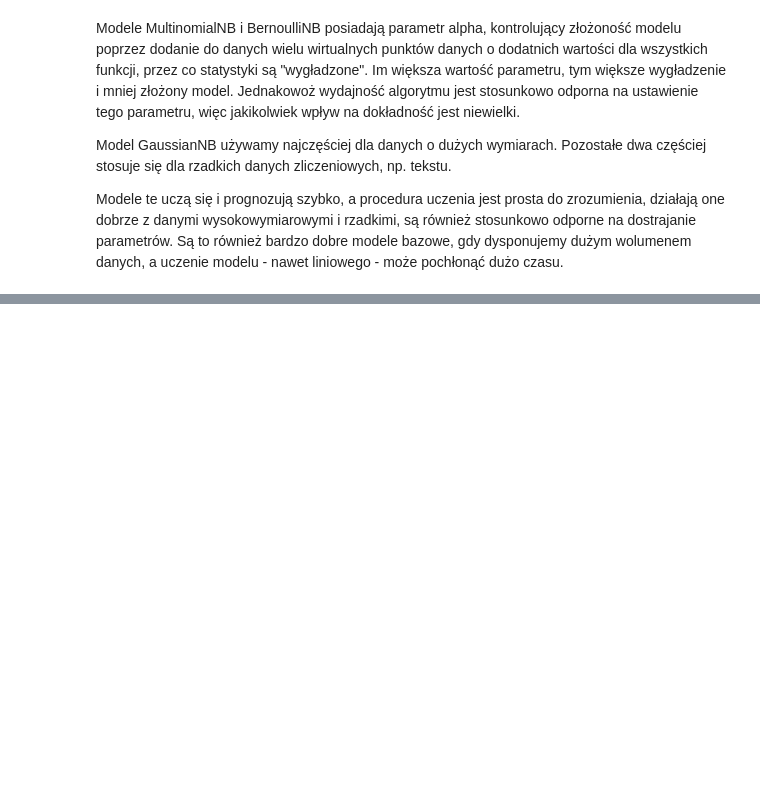
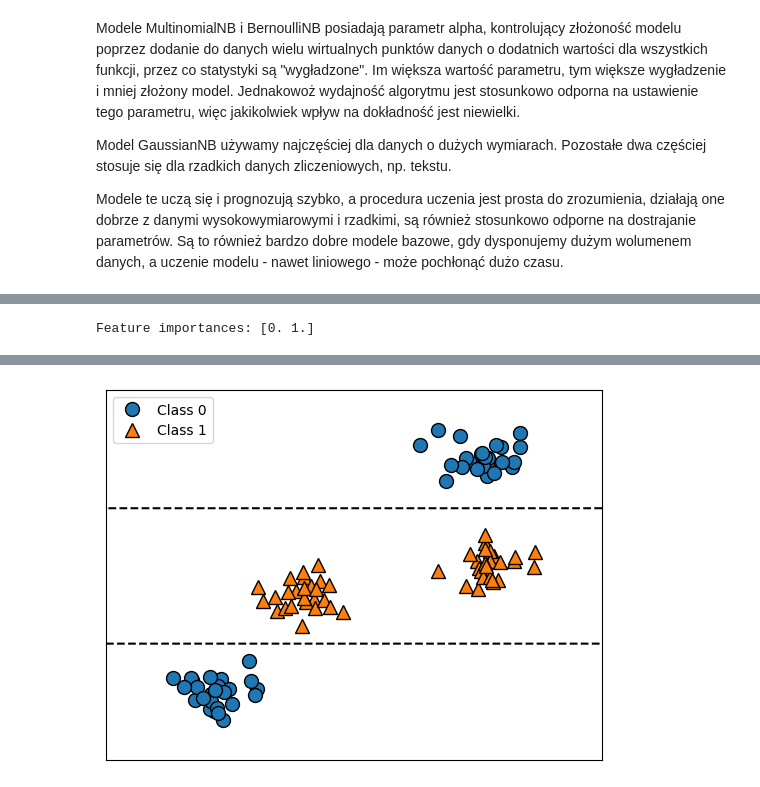
Before and after one commit to jakubtwalczak/Muller_Guido_Introduction_to_ML, a Jupyter notebook: Rozdział_2_uczenie_nadzorowane_cz_1.ipynb, the cells around one changed output, grey strips where cells are left out. Cells and saved outputs as stored; diff of their text form; code cells hidden in the pictures; blank space fills up the shorter version.

```diff
--- a/Rozdział_2_uczenie_nadzorowane_cz_1.ipynb
+++ b/Rozdział_2_uczenie_nadzorowane_cz_1.ipynb
@@ -778,0 +886,5 @@ Modele te uczą się i prognozują szybko, a procedura uczenia jest prosta do zr
+# %%
+tree = mglearn.plots.plot_tree_not_monotone()
+display(tree)
+# %% [output]
+Feature importances: [0. 1.]
@@ -778,0 +892 @@ Modele te uczą się i prognozują szybko, a procedura uczenia jest prosta do zr
+[figure, added]
```
Also changed, not shown: parts of 33 cells of this notebook.
